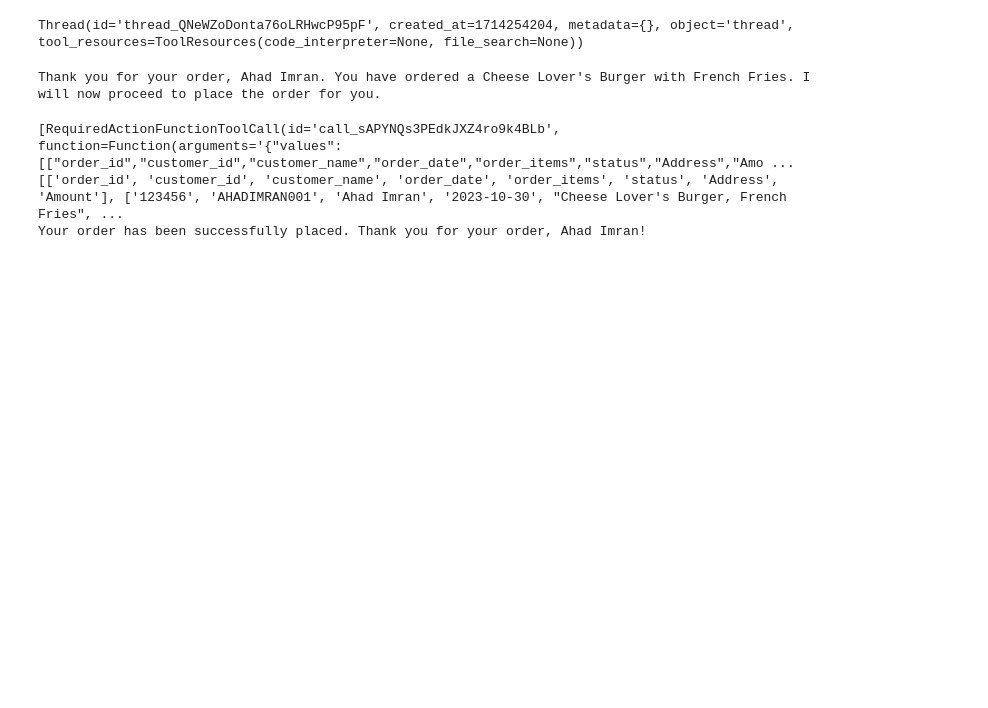
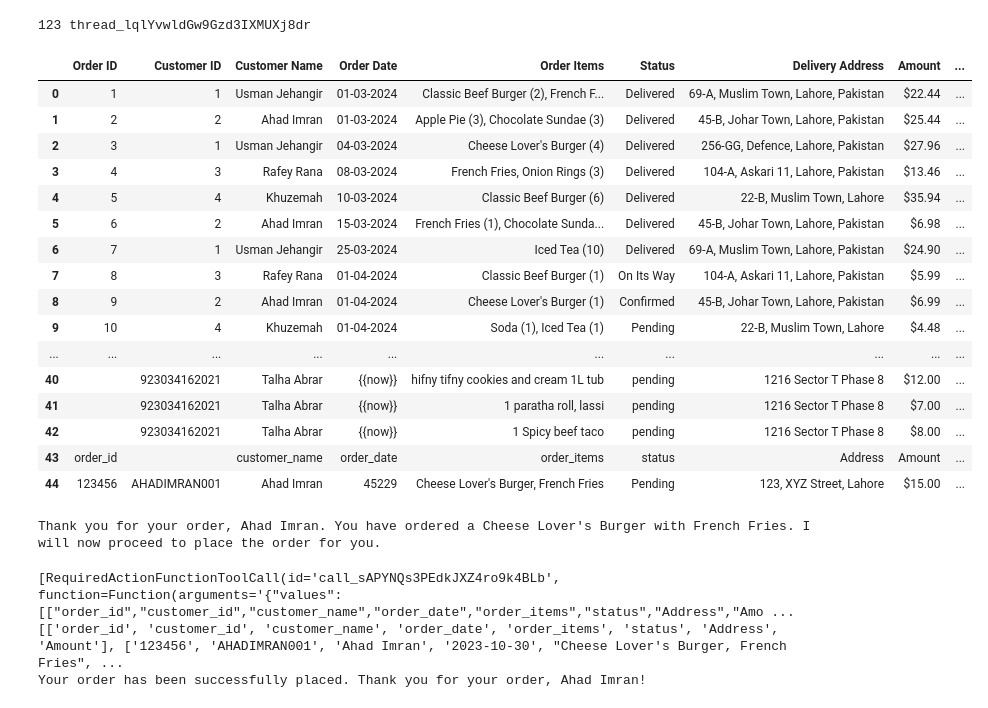
Before and after one commit to Ahad-Codes/BusinessBot, a Jupyter notebook: bot/bot_testing_func.ipynb, the cells around one changed output. Drawn from its saved outputs; the diff is of its cells as text; code cells hidden in the pictures; blank space fills up the shorter version.

Commit message:
added row order func

```diff
--- a/bot/bot_testing_func.ipynb
+++ b/bot/bot_testing_func.ipynb
@@ -14,7 +14,7 @@ def insert_thread_id(whatsapp_num, thread_id):
     whatsapp_num = '\'' + whatsapp_num
     values = [[whatsapp_num, thread_id]]
 
-    SERVICE_ACCOUNT_FILE = r'C:\Users\Talha Abrar\Desktop\LUMS\SENIOR\Spring 2024\GEN AI\Project\OnlyBusiness\SpreadsheetAPI\onlybusinessdummy-8706fb48751e.json'
+    SERVICE_ACCOUNT_FILE = r'C:\Users\Ahad Imran\Desktop\GenAI\Project\OnlyBusiness\SpreadsheetAPI\onlybusinessdummy-8706fb48751e.json'
     SPREADSHEET_ID = '1E_TLxnvSQgz2E7Y-5kFLJZtf8OogxPklmCQ819ip-vA'
     RANGE_NAME = 'Sheet2'
 
@@ -62,9 +62,18 @@ class Bot:
         for msg, rsp in self.history:
             print(f"User: {msg}\nBot: {rsp}\n")
 
+    def getRowOrder(self, order_id):
+
+        orders_data = self.get_spreadsheet_data()
+        print(orders_data)
+        order = orders_data.loc[orders_data['Order ID'] == order_id]
+
+        return order
+
+
     def get_spreadsheet_data(self):
 
-        SERVICE_ACCOUNT_FILE = r'C:\Users\Talha Abrar\Desktop\LUMS\SENIOR\Spring 2024\GEN AI\Project\OnlyBusiness\SpreadsheetAPI\onlybusinessdummy-8706fb48751e.json'
+        SERVICE_ACCOUNT_FILE = r'C:\Users\Ahad Imran\Desktop\GenAI\Project\OnlyBusiness\SpreadsheetAPI\onlybusinessdummy-8706fb48751e.json'
         SPREADSHEET_ID = '1E_TLxnvSQgz2E7Y-5kFLJZtf8OogxPklmCQ819ip-vA'
         RANGE_NAME = 'Sheet1'
 
@@ -82,14 +91,7 @@ class Bot:
         data_rows = sheet_values[1:]
 
         df = pd.DataFrame(data_rows, columns=column_names)
-        today_date = str(date.today())
-        today_date = today_date.split('-')
-        today_date.reverse()
-        today_date = "-".join(today_date)
-        query_results = df[df['Order Date'] == today_date]
-        query_results = [query_results.columns.tolist()] + \
-            query_results.values.tolist()
-        return query_results
+        return df
 
     def wait_on_run(self, run, thread):
 
@@ -113,7 +115,7 @@ class Bot:
             values[0][1] = self.number
 
             # SERVICE_ACCOUNT_FILE = r'C:\Users\Ahad Imran\Desktop\GenAI\Project\onlybusinessdummy-8706fb48751e.json'
-            SERVICE_ACCOUNT_FILE = r'C:\Users\Talha Abrar\Desktop\LUMS\SENIOR\Spring 2024\GEN AI\Project\OnlyBusiness\SpreadsheetAPI\onlybusinessdummy-8706fb48751e.json'
+            SERVICE_ACCOUNT_FILE = r'C:\Users\Ahad Imran\Desktop\GenAI\Project\OnlyBusiness\SpreadsheetAPI\onlybusinessdummy-8706fb48751e.json'
             SPREADSHEET_ID = '1E_TLxnvSQgz2E7Y-5kFLJZtf8OogxPklmCQ819ip-vA'
             RANGE_NAME = 'Sheet1'
 
@@ -188,10 +190,27 @@ class Bot:
         return response
 # %%
 
-bot = Bot()
-bot.thread
+bot = Bot(whatsapp_number='123')
+bot.data
 # %% [output]
-Thread(id='thread_QNeWZoDonta76oLRHwcP95pF', created_at=1714254204, metadata={}, object='thread', tool_resources=ToolResources(code_interpreter=None, file_search=None))
+123 thread_lqlYvwldGw9Gzd3IXMUXj8dr
+|  | Order ID | Customer ID | Customer Name | Order Date | Order Items | Status | Delivery Address | Amount | ... |
+| 0 | 1 | 1 | Usman Jehangir | 01-03-2024 | Classic Beef Burger (2), French F... | Delivered | 69-A, Muslim Town, Lahore, Pakistan | $22.44 | ... |
+| 1 | 2 | 2 | Ahad Imran | 01-03-2024 | Apple Pie (3), Chocolate Sundae (3) | Delivered | 45-B, Johar Town, Lahore, Pakistan | $25.44 | ... |
+| 2 | 3 | 1 | Usman Jehangir | 04-03-2024 | Cheese Lover's Burger (4) | Delivered | 256-GG, Defence, Lahore, Pakistan | $27.96 | ... |
+| 3 | 4 | 3 | Rafey Rana | 08-03-2024 | French Fries, Onion Rings (3) | Delivered | 104-A, Askari 11, Lahore, Pakistan | $13.46 | ... |
+| 4 | 5 | 4 | Khuzemah | 10-03-2024 | Classic Beef Burger (6) | Delivered | 22-B, Muslim Town, Lahore | $35.94 | ... |
+| 5 | 6 | 2 | Ahad Imran | 15-03-2024 | French Fries (1), Chocolate Sunda... | Delivered | 45-B, Johar Town, Lahore, Pakistan | $6.98 | ... |
+| 6 | 7 | 1 | Usman Jehangir | 25-03-2024 | Iced Tea (10) | Delivered | 69-A, Muslim Town, Lahore, Pakistan | $24.90 | ... |
+| 7 | 8 | 3 | Rafey Rana | 01-04-2024 | Classic Beef Burger (1) | On Its Way | 104-A, Askari 11, Lahore, Pakistan | $5.99 | ... |
+| 8 | 9 | 2 | Ahad Imran | 01-04-2024 | Cheese Lover's Burger (1) | Confirmed | 45-B, Johar Town, Lahore, Pakistan | $6.99 | ... |
+| 9 | 10 | 4 | Khuzemah | 01-04-2024 | Soda (1), Iced Tea (1) | Pending | 22-B, Muslim Town, Lahore | $4.48 | ... |
+| ... | ... | ... | ... | ... | ... | ... | ... | ... | ... |
+| 40 |  | 923034162021 | Talha Abrar | {{now}} | hifny tifny cookies and cream 1L tub | pending | 1216 Sector T Phase 8 | $12.00 | ... |
+| 41 |  | 923034162021 | Talha Abrar | {{now}} | 1 paratha roll, lassi | pending | 1216 Sector T Phase 8 | $7.00 | ... |
+| 42 |  | 923034162021 | Talha Abrar | {{now}} | 1 Spicy beef taco | pending | 1216 Sector T Phase 8 | $8.00 | ... |
+| 43 | order_id |  | customer_name | order_date | order_items | status | Address | Amount | ... |
+| 44 | 123456 | AHADIMRAN001 | Ahad Imran | 45229 | Cheese Lover's Burger, French Fries | Pending | 123, XYZ Street, Lahore | $15.00 | ... |
 # %%
 
 response = bot.send_message("My name is Ahad Imran. I would like to place an order for \
```
